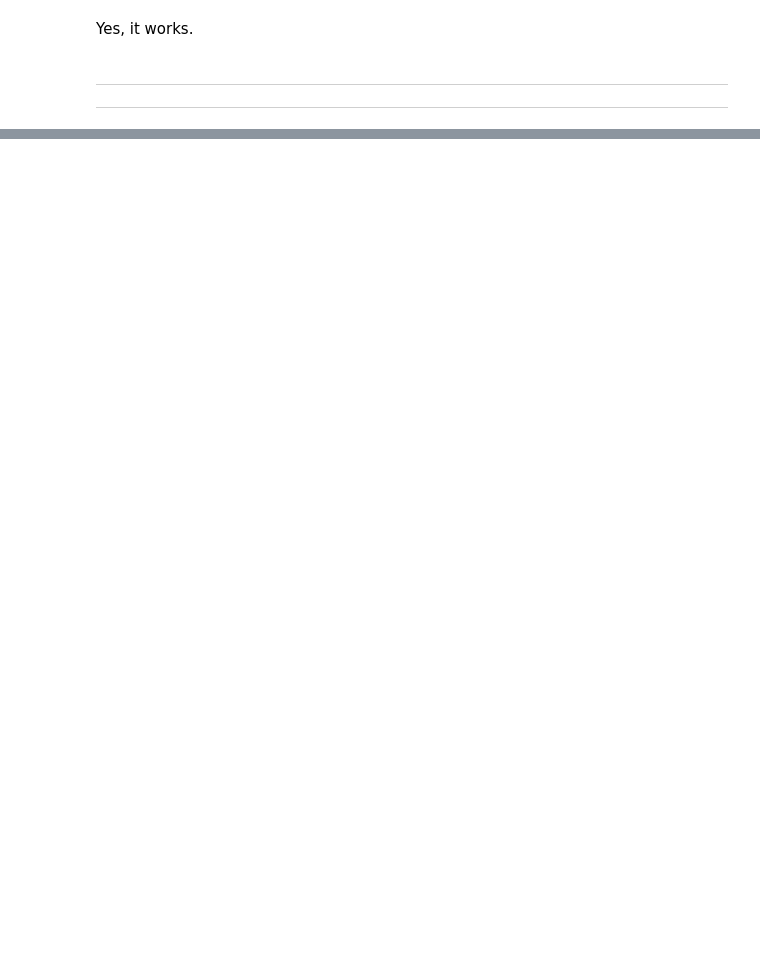
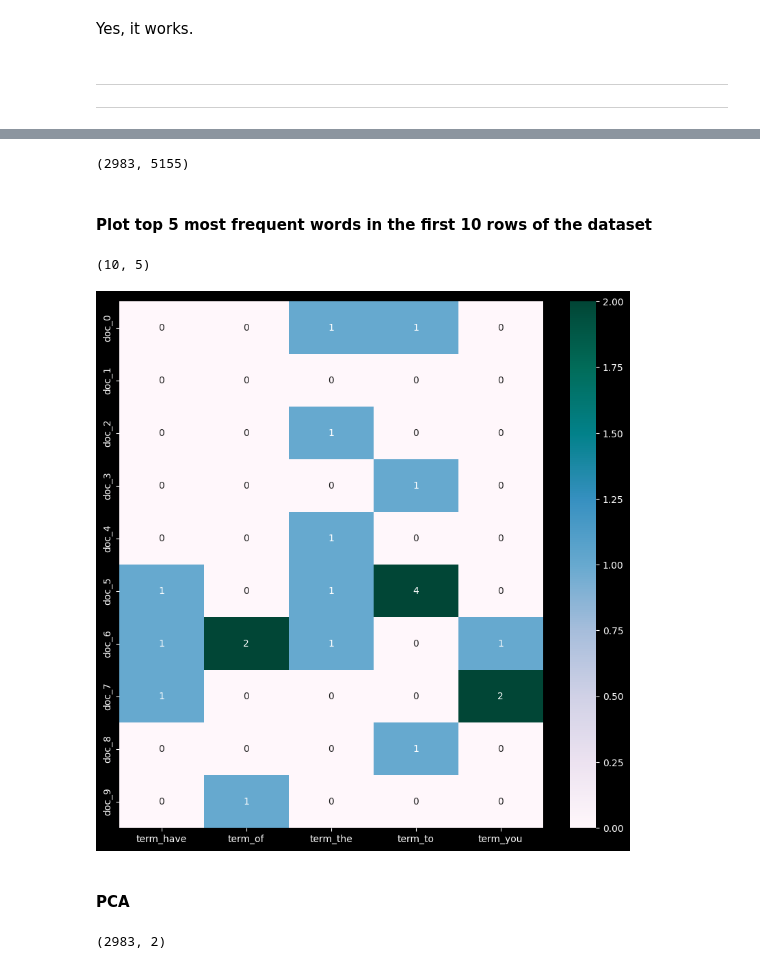
Before and after one commit to Wayne48763/DM2023-Lab1-Master, a Jupyter notebook: Homework/DM2023-Lab1-Homework.ipynb, the cells around one changed output, grey strips where cells are left out. Drawn from its saved outputs; the diff is of its cells as text; code cells hidden in the pictures; blank space fills up the shorter version.

```diff
--- a/Homework/DM2023-Lab1-Homework.ipynb
+++ b/Homework/DM2023-Lab1-Homework.ipynb
@@ -409,0 +527,4 @@ Yes, it works. <br>
+# %%
+print(X_counts.shape)
+# %% [output]
+(2983, 5155)
@@ -409,0 +533,28 @@ Yes, it works. <br>
+# %% [markdown]
+#### Plot top 5 most frequent words in the first 10 rows of the dataset
+# %%
+df_10 = data_df[:10]
+count_vect_top5 = CountVectorizer(max_features=5)
+df_counts_10 = count_vect_top5.fit_transform(df_10.sentence)
+df_counts_10.shape
+# %% [output]
+(10, 5)
+# %%
+plot_x = ["term_"+str(i) for i in count_vect_top5.get_feature_names_out()]
+plot_y = ["doc_"+ str(i) for i in list(df_10.index)]
+plot_z = df_counts_10.toarray()
+
+df_draw = pd.DataFrame(plot_z, columns = plot_x, index = plot_y)
+plt.subplots(figsize=(10, 10))
+ax = sns.heatmap(df_draw,
+                 cmap="PuBuGn",
+                 vmin=0, vmax=2, annot=True)
+# %% [output]
+[figure, added]
+# %% [markdown]
+#### PCA
+# %%
+df_reduced = PCA(n_components = 2).fit_transform(X_counts.toarray())
+print(df_reduced.shape)
+# %% [output]
+(2983, 2)
```
Also changed, not shown: parts of 22 cells of this notebook.
